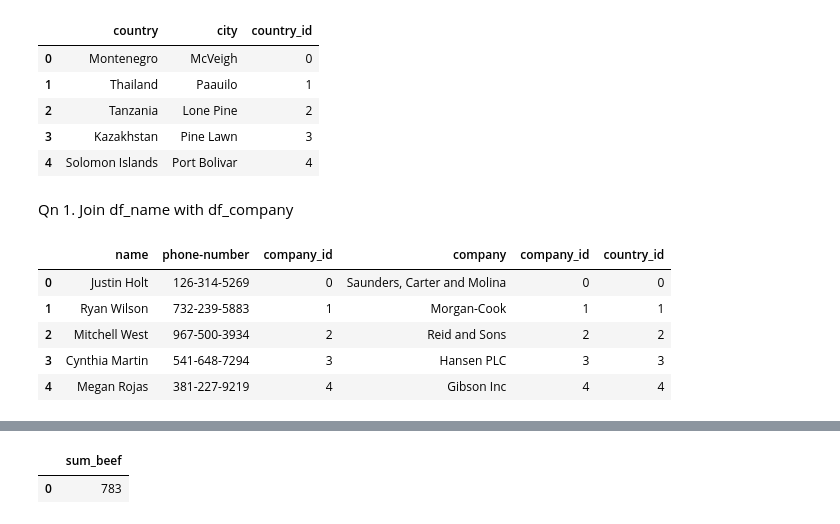
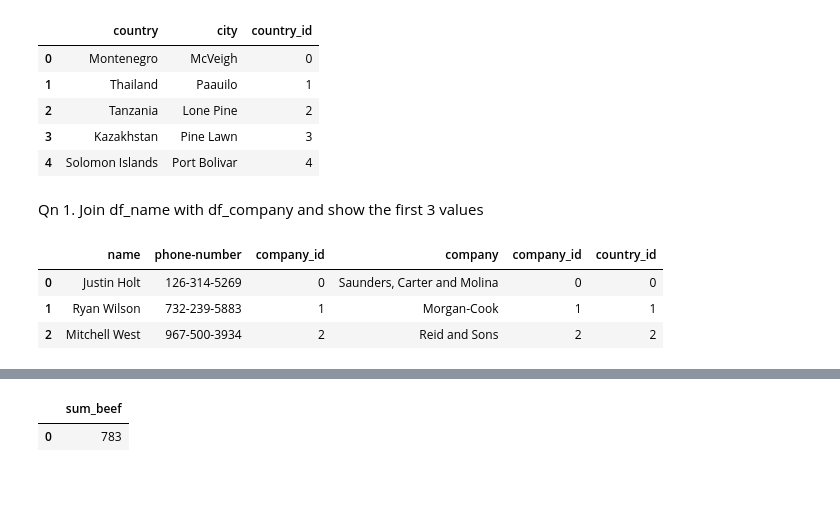
Before and after one commit to tinhb92/tay_quen, a Jupyter notebook: sql.ipynb, the cells around one changed output, grey strips where cells are left out. Saved outputs shown, nothing was run; the diff lists cells and outputs as text; code cells hidden in the pictures; blank space fills up the shorter version.

```diff
--- a/sql.ipynb
+++ b/sql.ipynb
@@ -48,13 +48,11 @@ df_country.head()
 from pandasql import sqldf#, load_meat, load_births
 pysqldf = lambda q: sqldf(q, globals())
 # %% [markdown]
-Qn 1. Join df_name with df_company
+Qn 1. Join df_name with df_company and show the first 3 values
 # %%
-pysqldf("SELECT * FROM df_name INNER JOIN df_company ON df_name.company_id = df_company.company_id").head()
+pysqldf("SELECT * FROM df_name INNER JOIN df_company ON df_name.company_id = df_company.company_id LIMIT 3")
 # %% [output]
 |  | name | phone-number | company_id | company | company_id | country_id |
 | 0 | Justin Holt | 126-314-5269 | 0 | Saunders, Carter and Molina | 0 | 0 |
 | 1 | Ryan Wilson | 732-239-5883 | 1 | Morgan-Cook | 1 | 1 |
 | 2 | Mitchell West | 967-500-3934 | 2 | Reid and Sons | 2 | 2 |
-| 3 | Cynthia Martin | 541-648-7294 | 3 | Hansen PLC | 3 | 3 |
-| 4 | Megan Rojas | 381-227-9219 | 4 | Gibson Inc | 4 | 4 |
```
Also changed, not shown: parts of 8 cells of this notebook.
